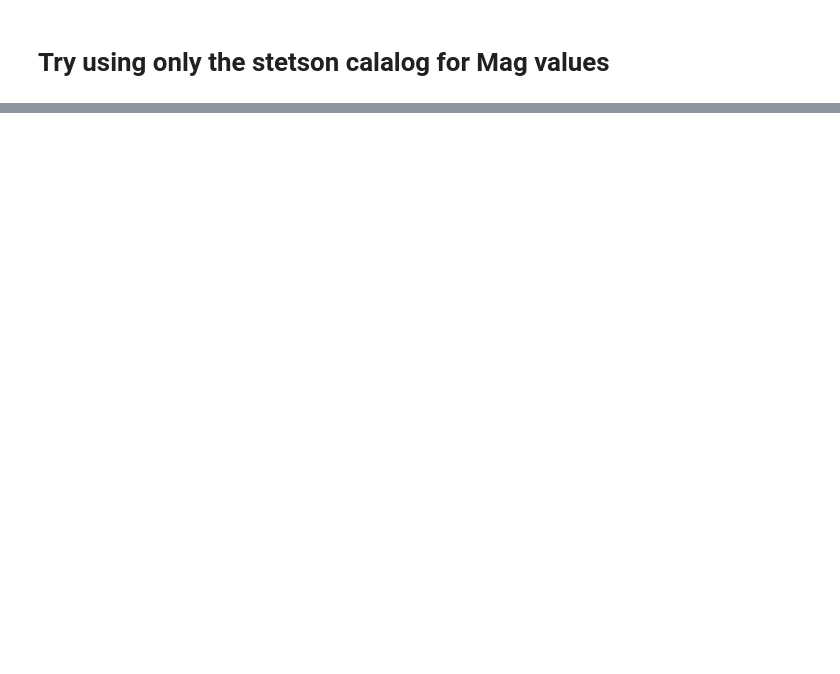
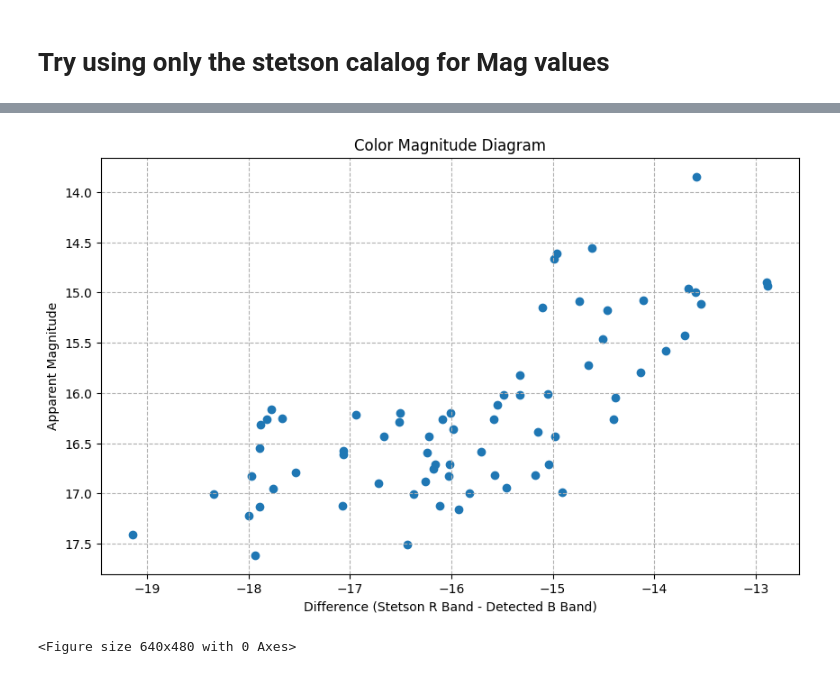
Before and after one commit to TheRealCass/Observing-M13, a Jupyter notebook: pipeline stage 2.ipynb, the cells around one changed output, grey strips where cells are left out. Cells and saved outputs as stored; diff of their text form; code cells hidden in the pictures; blank space fills up the shorter version.

```diff
--- a/pipeline stage 2.ipynb
+++ b/pipeline stage 2.ipynb
@@ -261,0 +273,41 @@ plt.show()
+# %%
+# Make the CMD
+# Get X axis
+detected_and_matched_stars_mag = []
+for i in detected_stars.index:
+    for j in range(0,len(coordinates_matched)):
+        if detected_stars.coords[i] == coordinates_matched[j]:
+            detected_and_matched_stars_mag.append(detected_stars.mag[i])
+
+stetson_and_matched_stars_r_band = []
+for i in stetson.index:
+    for j in range(0,len(catalog_matches)):
+        if(stetson.sky[i] == catalog_matches[j]):
+            stetson_and_matched_stars_r_band.append(stetson.R[i])
+
+# get Y axix
+apparent_mag = []
+for i in stetson.index:
+    for j in range(0,len(catalog_matches)):
+        if(stetson.sky[i] == catalog_matches[j]):
+            apparent_mag.append(stetson.B[i])
+
+stetson_and_matched_stars_r_band = np.array(stetson_and_matched_stars_r_band)
+detected_and_matched_stars_mag = np.array(detected_and_matched_stars_mag)
+apparent_mag = np.array(apparent_mag)
+
+difference = - stetson_and_matched_stars_r_band + detected_and_matched_stars_mag
+
+plt.figure(figsize=(10, 6))
+plt.scatter(difference, apparent_mag)
+plt.gca().invert_yaxis()  # Invert y-axis to have brighter stars at the top
+plt.xlabel('Difference (Stetson R Band - Detected B Band)')
+plt.ylabel('Apparent Magnitude')
+plt.title('Color Magnitude Diagram')
+plt.grid(True, which="both", ls="--")  # Grid for both major and minor ticks
+plt.savefig(DIRECTORY + "CMD.jpg")
+plt.show()
+plt.clf()
+# %% [output]
+[figure, added]
+<Figure size 640x480 with 0 Axes>
```
Also changed, not shown: parts of 14 cells of this notebook, 11 other files.
